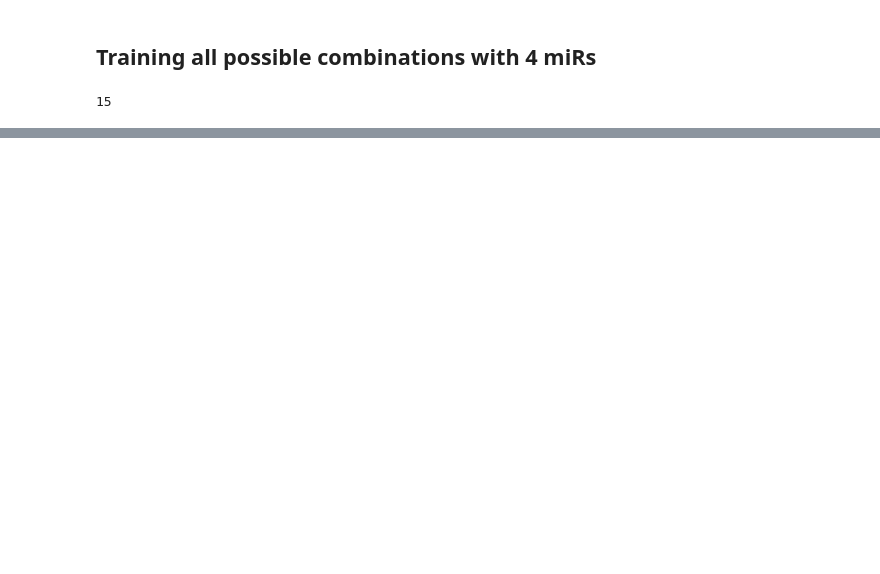
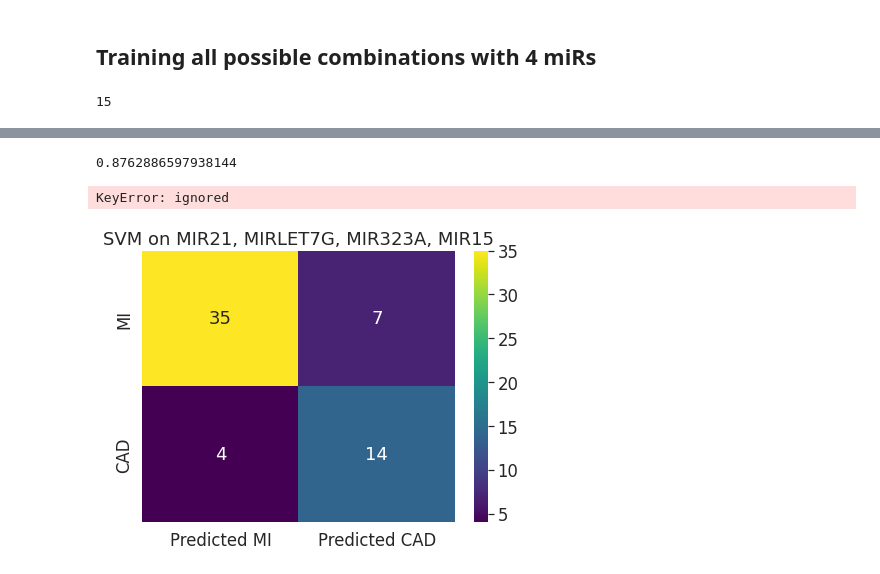
Before and after one commit to MehrdadSamadishadlou/mir_signature_4_datasets, a Jupyter notebook: MI_CAD_and_then_healthy.ipynb, the cells around one changed output, grey strips where cells are left out. Saved outputs shown, nothing was run; the diff lists cells and outputs as text; code cells hidden in the pictures; blank space fills up the shorter version.

Commit message:
Adding healthy MI/CAD classification model

```diff
--- a/MI_CAD_and_then_healthy.ipynb
+++ b/MI_CAD_and_then_healthy.ipynb
@@ -355,2 +384,0 @@ y_temp = df['MI status']
-# %%
-X_train, X_test, y_train, y_test = train_test_split(X_temp, y_temp, test_size=0.3, random_state=1)
@@ -383,10 +384,0 @@ scores1
-# %%
-mirs=list(df.columns)
-mirs.remove('MI status')
-listOf3Combinations=[]
-for i in range(len(mirs)):
-  for j in range(i+1,len(mirs)):
-    for k in range(j+1,len(mirs)):
-       listOf3Combinations.append([mirs[i],mirs[j],mirs[k]])
-
-len(listOf3Combinations)
@@ -392,0 +405,20 @@ len(listOf3Combinations)
+# %%
+model=SVC(C=1100, gamma=0.05, kernel='rbf', random_state=1).fit(X_temp, y_temp)
+# %%
+model.score(X_temp, y_temp)
+# %% [output]
+0.8762886597938144
+# %%
+model.score(X_test[best_mirs], y_test)
+# %% [output]
+KeyError: ignored
+# %%
+pred=model.predict(X_test[best_mirs])
+# %%
+cm=confusion_matrix(y_test,pred,labels=['MI', 'CAD'])
+df_cm=pd.DataFrame(cm,index=[i for i in ['MI', 'CAD']],columns=[i for i in ['Predicted MI', 'Predicted CAD']])
+plt.figure(figsize=(7,5))
+plt.title('SVM on MIR21, MIRLET7G, MIR323A, MIR15')
+sns.heatmap(df_cm,annot=True, cmap='viridis');
+# %% [output]
+[figure, added]
```
Also changed, not shown: parts of 44 cells of this notebook, 1 other file.
